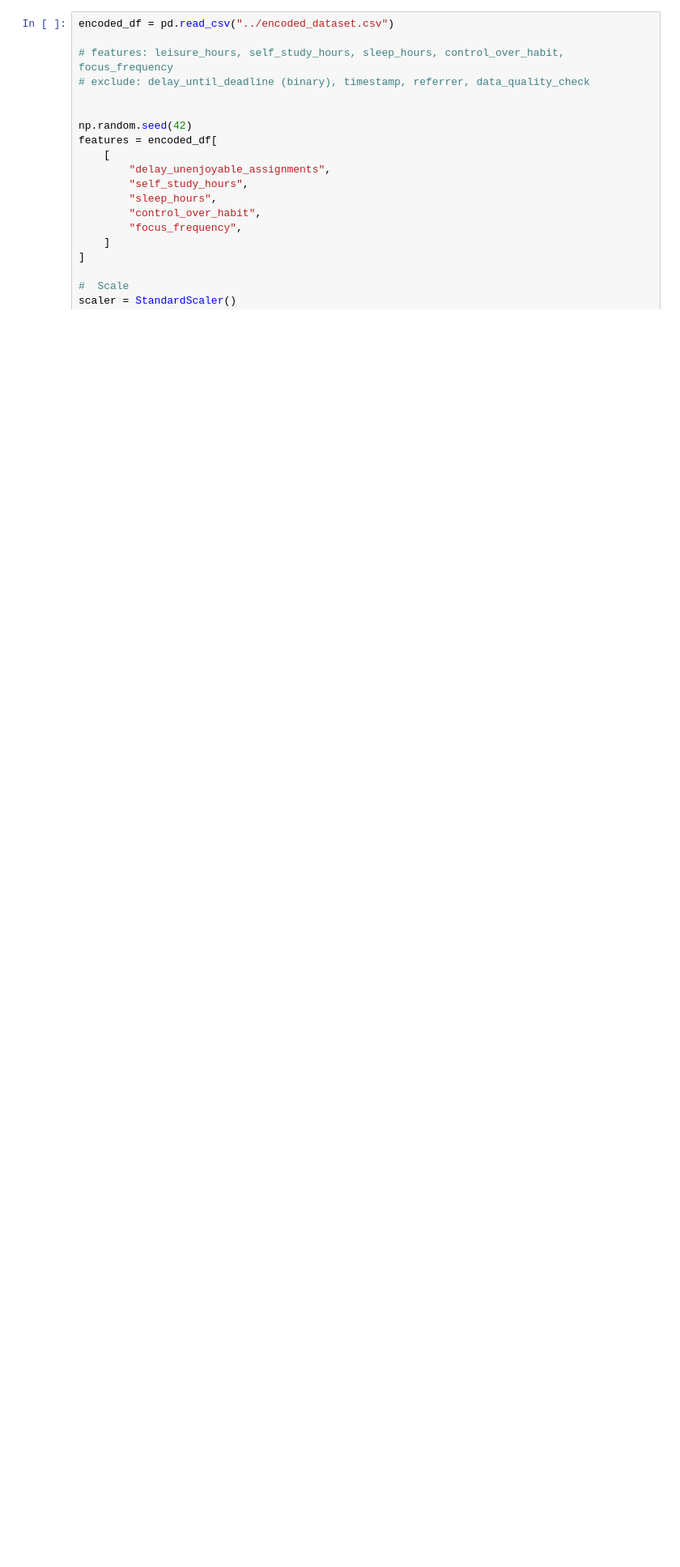
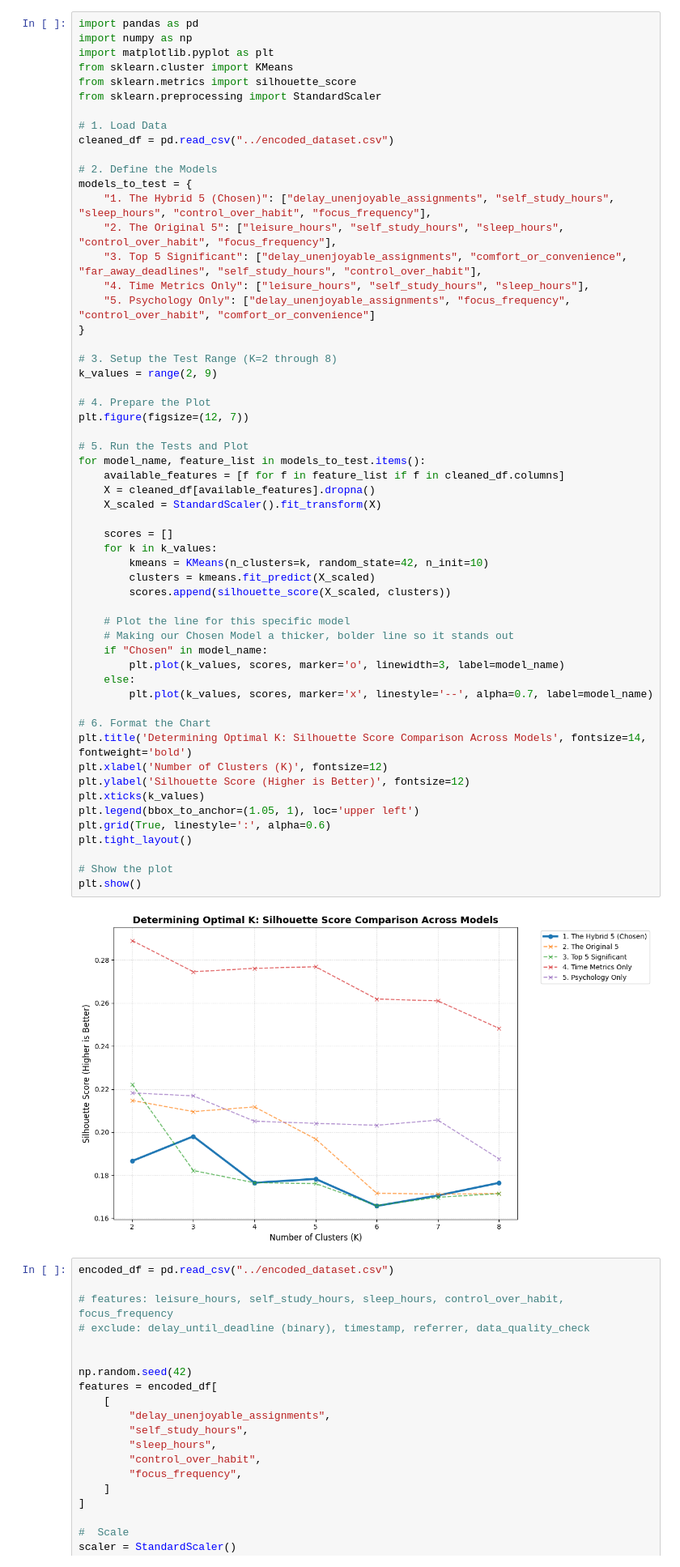
Before and after one commit to longlinh123456/final_project, a Jupyter notebook: source/unsupervised.ipynb, the cells around one changed output. Shown at 81% size. Drawn from its saved outputs; the diff is of its cells as text; blank space fills up the shorter version.

```diff
--- a/source/unsupervised.ipynb
+++ b/source/unsupervised.ipynb
@@ -16,3 +109,61 @@ from matplotlib.transforms import Affine2D
+# %%
+import pandas as pd
+import numpy as np
+import matplotlib.pyplot as plt
+from sklearn.cluster import KMeans
+from sklearn.metrics import silhouette_score
+from sklearn.preprocessing import StandardScaler
+
+# 1. Load Data
+cleaned_df = pd.read_csv("../encoded_dataset.csv")
+
+# 2. Define the Models
+models_to_test = {
+    "1. The Hybrid 5 (Chosen)": ["delay_unenjoyable_assignments", "self_study_hours", "sleep_hours", "control_over_habit", "focus_frequency"],
+    "2. The Original 5": ["leisure_hours", "self_study_hours", "sleep_hours", "control_over_habit", "focus_frequency"],
+    "3. Top 5 Significant": ["delay_unenjoyable_assignments", "comfort_or_convenience", "far_away_deadlines", "self_study_hours", "control_over_habit"],
+    "4. Time Metrics Only": ["leisure_hours", "self_study_hours", "sleep_hours"],
+    "5. Psychology Only": ["delay_unenjoyable_assignments", "focus_frequency", "control_over_habit", "comfort_or_convenience"]
+}
+
+# 3. Setup the Test Range (K=2 through 8)
+k_values = range(2, 9)
+
+# 4. Prepare the Plot
+plt.figure(figsize=(12, 7))
+
+# 5. Run the Tests and Plot
+for model_name, feature_list in models_to_test.items():
+    available_features = [f for f in feature_list if f in cleaned_df.columns]
+    X = cleaned_df[available_features].dropna()
+    X_scaled = StandardScaler().fit_transform(X)
+
+    scores = []
+    for k in k_values:
+        kmeans = KMeans(n_clusters=k, random_state=42, n_init=10)
+        clusters = kmeans.fit_predict(X_scaled)
+        scores.append(silhouette_score(X_scaled, clusters))
+
+    # Plot the line for this specific model
+    # Making our Chosen Model a thicker, bolder line so it stands out
+    if "Chosen" in model_name:
+        plt.plot(k_values, scores, marker='o', linewidth=3, label=model_name)
+    else:
+        plt.plot(k_values, scores, marker='x', linestyle='--', alpha=0.7, label=model_name)
+
+# 6. Format the Chart
+plt.title('Determining Optimal K: Silhouette Score Comparison Across Models', fontsize=14, fontweight='bold')
+plt.xlabel('Number of Clusters (K)', fontsize=12)
+plt.ylabel('Silhouette Score (Higher is Better)', fontsize=12)
+plt.xticks(k_values)
+plt.legend(bbox_to_anchor=(1.05, 1), loc='upper left')
+plt.grid(True, linestyle=':', alpha=0.6)
+plt.tight_layout()
+
+# Show the plot
+plt.show()
+# %% [output]
+[figure, added]
 # %%
 encoded_df = pd.read_csv("../encoded_dataset.csv")
 
```
Also changed, not shown: parts of 5 cells of this notebook.
